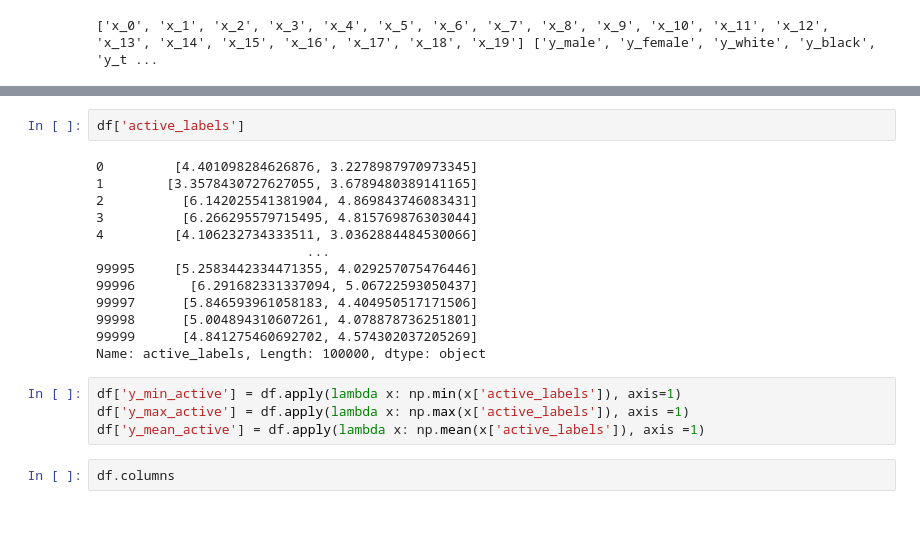
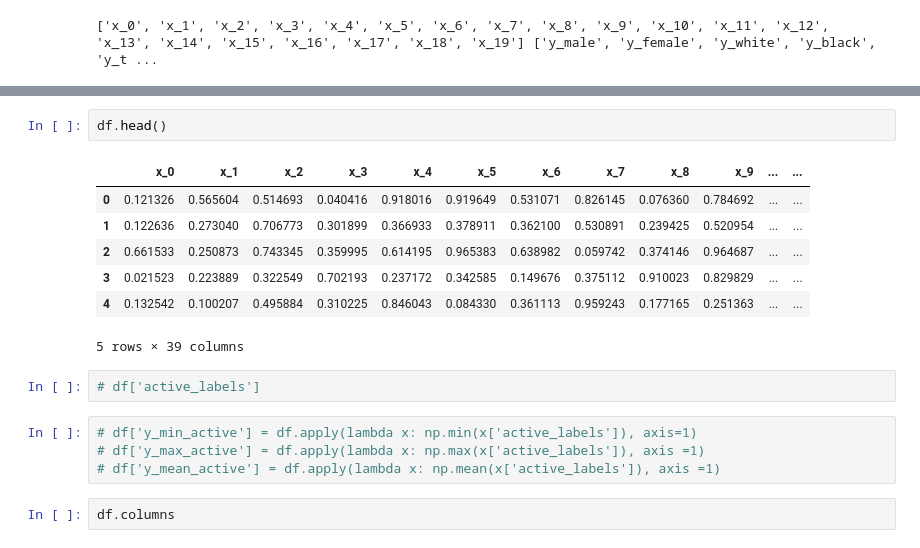
Before and after one commit to krishnacharya/multidecomp, a Jupyter notebook: synthetic_diffgroups/1synthgroupdiff.ipynb, the cells around one changed output, grey strips where cells are left out. Drawn from its saved outputs; the diff is of its cells as text; blank space fills up the shorter version.

```diff
--- a/synthetic_diffgroups/1synthgroupdiff.ipynb
+++ b/synthetic_diffgroups/1synthgroupdiff.ipynb
@@ -53,23 +82,20 @@ Index(['x_0', 'x_1', 'x_2', 'x_3', 'x_4', 'x_5', 'x_6', 'x_7', 'x_8', 'x_9',
       dtype='object')
 # %%
-df['active_labels']
+df.head()
 # %% [output]
+|  | x_0 | x_1 | x_2 | x_3 | x_4 | x_5 | x_6 | x_7 | x_8 | x_9 | ... | ... |
+| 0 | 0.121326 | 0.565604 | 0.514693 | 0.040416 | 0.918016 | 0.919649 | 0.531071 | 0.826145 | 0.076360 | 0.784692 | ... | ... |
+| 1 | 0.122636 | 0.273040 | 0.706773 | 0.301899 | 0.366933 | 0.378911 | 0.362100 | 0.530891 | 0.239425 | 0.520954 | ... | ... |
+| 2 | 0.661533 | 0.250873 | 0.743345 | 0.359995 | 0.614195 | 0.965383 | 0.638982 | 0.059742 | 0.374146 | 0.964687 | ... | ... |
+| 3 | 0.021523 | 0.223889 | 0.322549 | 0.702193 | 0.237172 | 0.342585 | 0.149676 | 0.375112 | 0.910023 | 0.829829 | ... | ... |
+| 4 | 0.132542 | 0.100207 | 0.495884 | 0.310225 | 0.846043 | 0.084330 | 0.361113 | 0.959243 | 0.177165 | 0.251363 | ... | ... |
-0         [4.401098284626876, 3.2278987970973345]
-1        [3.3578430727627055, 3.6789480389141165]
-2          [6.142025541381904, 4.869843746083431]
-3          [6.266295579715495, 4.815769876303044]
-4         [4.106232734333511, 3.0362884484530066]
-                           ...
-99995     [5.2583442334471355, 4.029257075476446]
-99996       [6.291682331337094, 5.06722593050437]
-99997      [5.846593961058183, 4.404950517171506]
-99998      [5.004894310607261, 4.078878736251801]
-99999      [4.841275460692702, 4.574302037205269]
-Name: active_labels, Length: 100000, dtype: object
+5 rows × 39 columns
+# %%
+# df['active_labels']
 # %%
-df['y_min_active'] = df.apply(lambda x: np.min(x['active_labels']), axis=1)
-df['y_max_active'] = df.apply(lambda x: np.max(x['active_labels']), axis =1)
-df['y_mean_active'] = df.apply(lambda x: np.mean(x['active_labels']), axis =1)
+# df['y_min_active'] = df.apply(lambda x: np.min(x['active_labels']), axis=1)
+# df['y_max_active'] = df.apply(lambda x: np.max(x['active_labels']), axis =1)
+# df['y_mean_active'] = df.apply(lambda x: np.mean(x['active_labels']), axis =1)
 # %%
 df.columns
 # %% [output]
```
Also changed, not shown: parts of 10 cells of this notebook, 1 other file.
